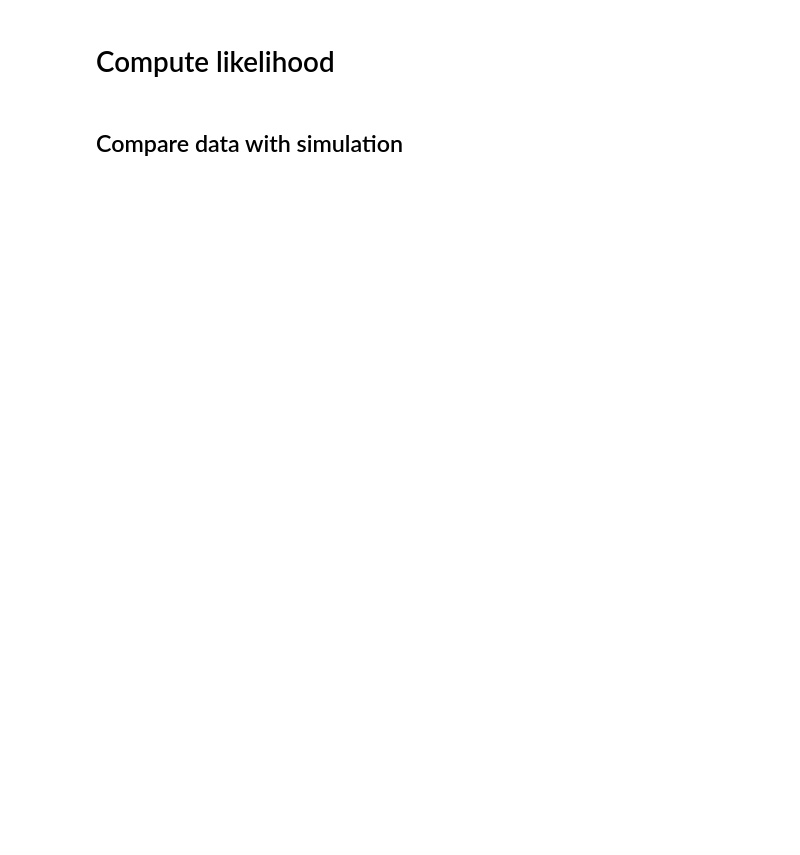
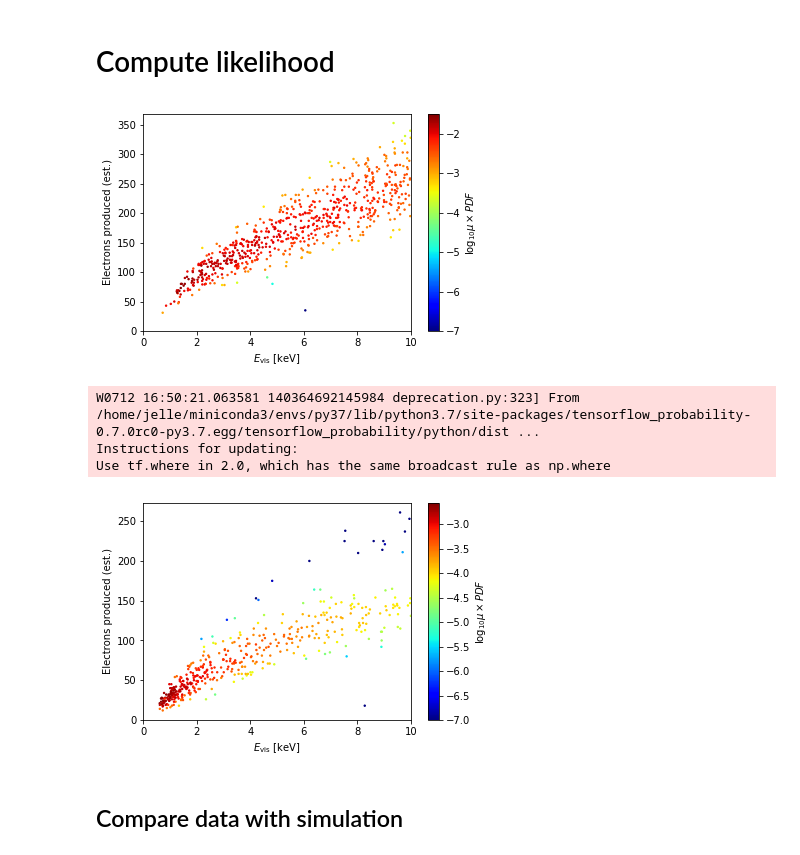
Before and after one commit to FlamTeam/flamedisx, a Jupyter notebook: notebooks/models_check.ipynb, the cells around one changed output. Drawn from its saved outputs; the diff is of its cells as text; code cells hidden in the pictures; blank space fills up the shorter version.

```diff
--- a/notebooks/models_check.ipynb
+++ b/notebooks/models_check.ipynb
@@ -45,25 +52,30 @@ for dname, q in dsets.items():
 # %%
 for dname, q in dsets.items():
     d = q['data']
-    q['source'].set_data(d)
     if 'likelihood' not in d.columns:
-        d['likelihood'] = q['source'].batched_likelihood()
+        d['likelihood'] = q['source'].batched_differential_rate()
 
     with warnings.catch_warnings():
         warnings.simplefilter("ignore")
         d['ll'] = np.log10(d['likelihood'])
 
     plt.scatter(d['e_vis'],
                 d['electron_produced_mle'],
                 c=d['ll'], vmin=-7,
                 cmap=plt.cm.jet, s=2)
-    plt.colorbar(label=r'$\log_{10}$ Likelihood')
+    plt.colorbar(label=r'$\log_{10} \mu \times PDF$')
 
     plt.xlabel(r"$E_\mathrm{vis}$ [keV]")
     plt.ylabel("Electrons produced (est.)")
     plt.xlim(0, 10)
     plt.ylim(0, None)
     plt.show()
+# %% [output]
+[figure, added]
+W0712 16:50:21.063581 140364692145984 deprecation.py:323] From /home/jelle/miniconda3/envs/py37/lib/python3.7/site-packages/tensorflow_probability-0.7.0rc0-py3.7.egg/tensorflow_probability/python/dist ...
+Instructions for updating:
+Use tf.where in 2.0, which has the same broadcast rule as np.where
+[figure, added]
 # %% [markdown]
 ## Compare data with simulation
 # %%
```
Also changed, not shown: parts of 4 cells of this notebook, 2 other files.
